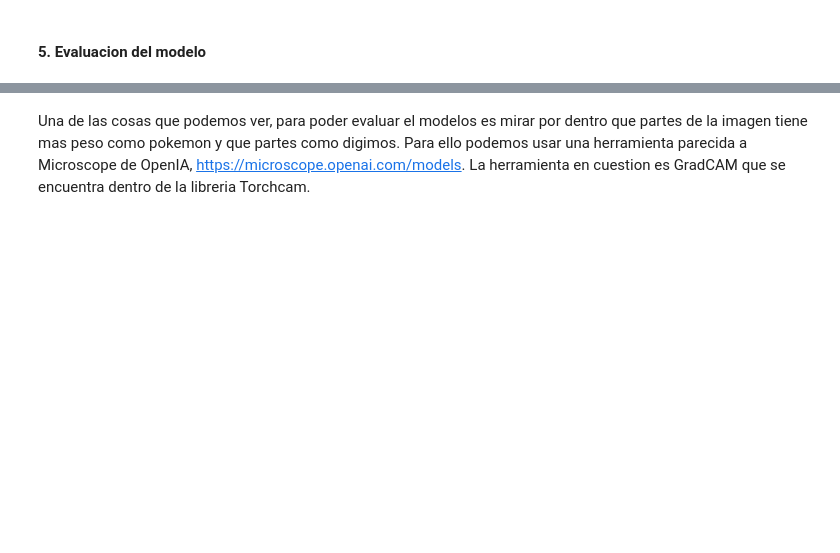
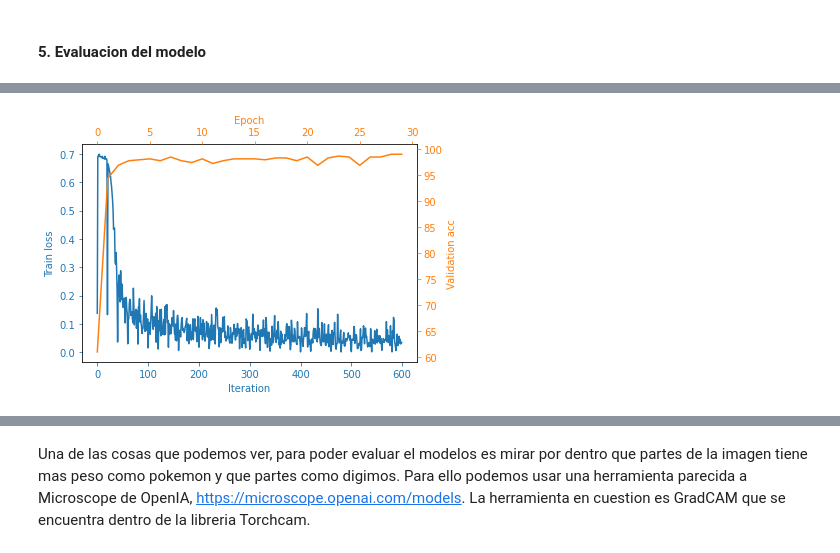
Before and after one commit to juanmacaaz/Pokemon2Digimon, a Jupyter notebook: notebook.ipynb, the cells around one changed output, grey strips where cells are left out. Saved outputs shown, nothing was run; the diff lists cells and outputs as text; code cells hidden in the pictures; blank space fills up the shorter version.

```diff
--- a/notebook.ipynb
+++ b/notebook.ipynb
@@ -466,0 +589,5 @@ NameError: name 'model' is not defined
+# %%
+checkpoint = torch.load('models/vgg.pt')
+model_vgg = vgg()
+model_vgg.cuda()
+model_vgg.load_state_dict(checkpoint['model_state_dict'])
@@ -498,0 +663,4 @@ NameError: name 'results' is not defined
+# %%
+plot_train_loss_acc(checkpoint['train_loss'], checkpoint['validation_acc'])
+# %% [output]
+[figure, added]
```
Also changed, not shown: parts of 49 cells of this notebook, 1 other file.
